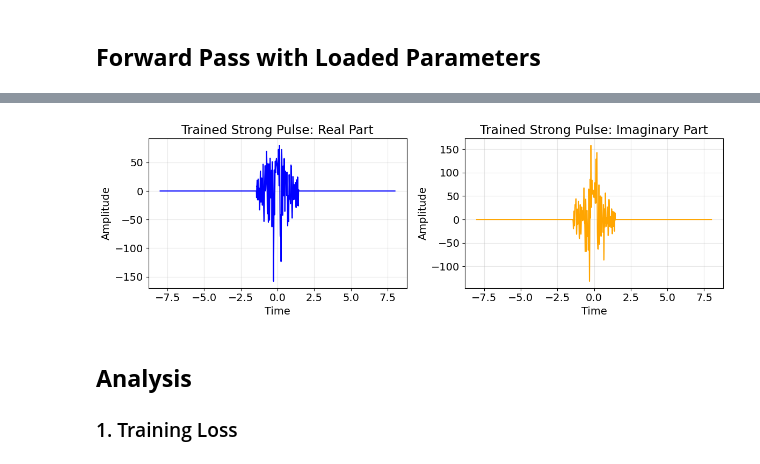
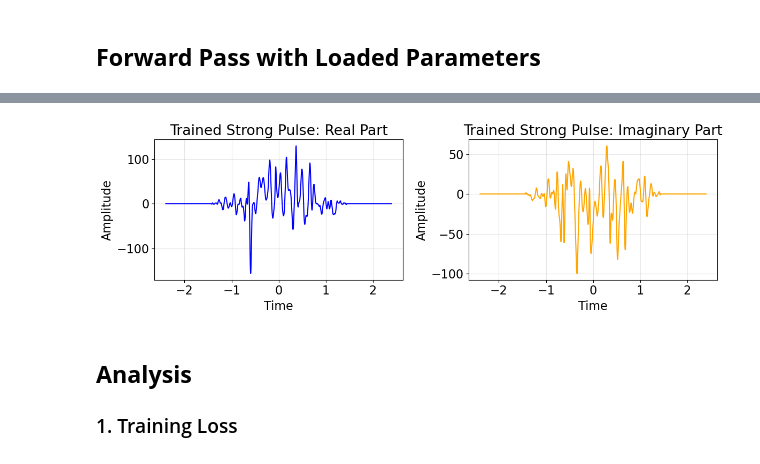
Before and after one commit to lukass16/LGW-Lab-NLSE, a Jupyter notebook: NLSE in PyTorch/analyze_xpm_unitary.ipynb, the cells around one changed output, grey strips where cells are left out. Cells and saved outputs as stored; diff of their text form; code cells hidden in the pictures.

```diff
--- a/NLSE in PyTorch/analyze_xpm_unitary.ipynb
+++ b/NLSE in PyTorch/analyze_xpm_unitary.ipynb
@@ -16,12 +16,14 @@ import torch.nn.functional as F
 
 # Import module
 from nlse import *
+# %%
+plt.rcParams.update({'font.size': 16})
 # %% [markdown]
 ## **Setup: Load Run Directory**
 # %%
 # Specify the run directory to analyze
 # You can change this to point to any run directory
-run_dir = Path("res/hg-identity")  # Change this to your run directory
+run_dir = Path("res/hg-arbitrary")  # Change this to your run directory
 
 print(f"Analyzing run directory: {run_dir}")
 # %% [output]
@@ -248,21 +318,31 @@ Final forward-pass HG loss: MSE=0.005804
 # %%
+# Only plot the middle plot_percent points
+plot_percent = float(plot_config['plot_percent'])
+center_points = int(len(t) * plot_percent)
+start_idx = (len(t) - center_points) // 2
+end_idx = start_idx + center_points
+t_center = t[start_idx:end_idx].cpu().numpy()
+Ain_k_trained_real_center = Ain_k_trained.real[start_idx:end_idx].cpu().numpy()
+Ain_k_trained_imag_center = Ain_k_trained.imag[start_idx:end_idx].cpu().numpy()
+
 fig, axes = plt.subplots(1, 2, figsize=(12, 4), sharex=True)
-axes[0].plot(t.cpu().numpy(), Ain_k_trained.real.cpu().numpy(), color='b')
+
+axes[0].plot(t_center, Ain_k_trained_real_center, color='b')
 axes[0].set_xlabel("Time")
 axes[0].set_ylabel("Amplitude")
 axes[0].set_title("Trained Strong Pulse: Real Part")
 axes[0].grid(True, alpha=0.3)
 
-axes[1].plot(t.cpu().numpy(), Ain_k_trained.imag.cpu().numpy(), color='orange')
+axes[1].plot(t_center, Ain_k_trained_imag_center, color='orange')
 axes[1].set_xlabel("Time")
 axes[1].set_ylabel("Amplitude")
 axes[1].set_title("Trained Strong Pulse: Imaginary Part")
 axes[1].grid(True, alpha=0.3)
 
 plt.tight_layout()
 plt.show()
 # %% [output]
-[figure, old version]
+[figure, new version]
 # %% [markdown]
 ## **Analysis**
 
```
Also changed, not shown: parts of 16 cells of this notebook, 33 other files.
